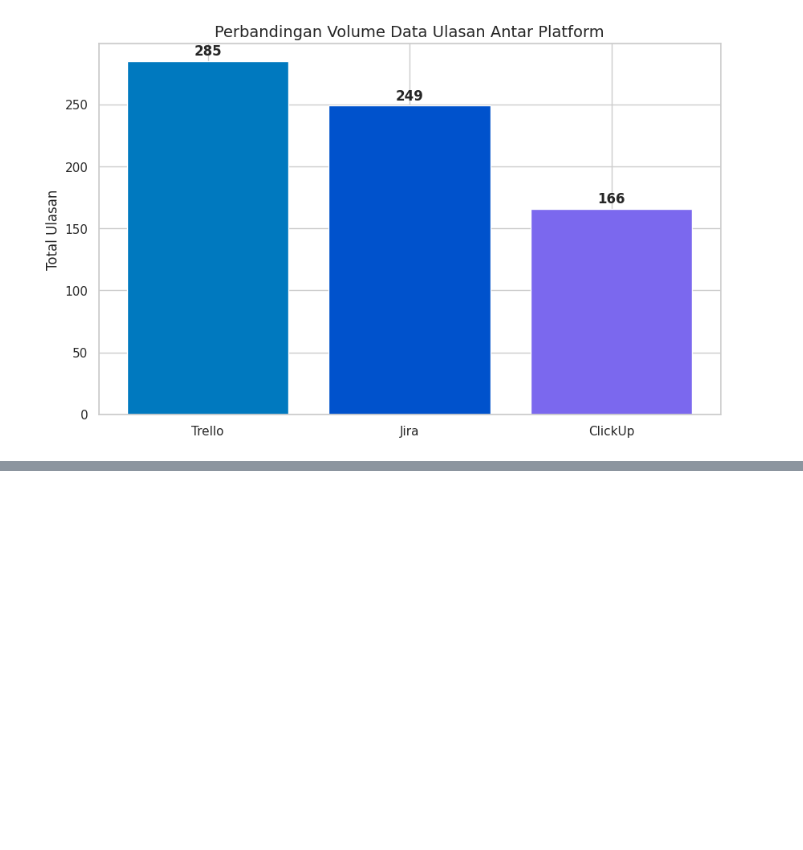
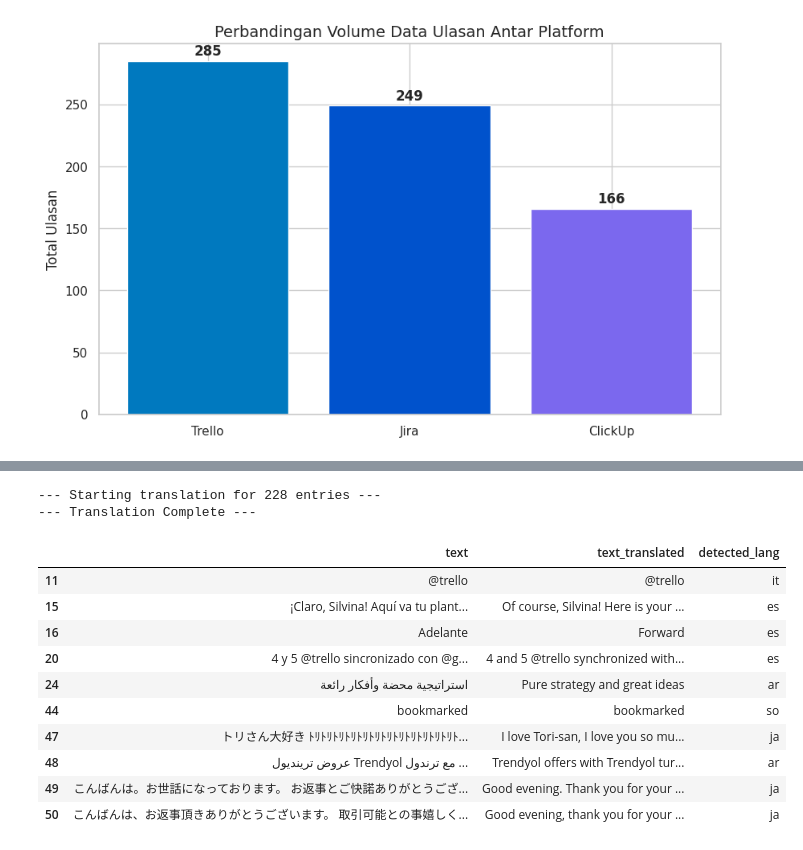
Before and after one commit to LatiefDataVisionary/pm-tools-absa-analysis, a Jupyter notebook: notebook/absa_x.ipynb, the cells around one changed output, grey strips where cells are left out. Cells and saved outputs as stored; diff of their text form; code cells hidden in the pictures; blank space fills up the shorter version.

```diff
--- a/notebook/absa_x.ipynb
+++ b/notebook/absa_x.ipynb
@@ -282,0 +480,54 @@ compare_platform_volume(platform_comparison)
+# %%
+!pip install deep-translator -q
+from deep_translator import GoogleTranslator
+import time
+
+def translate_to_english(df, text_col='text', lang_col='detected_lang'):
+    """
+    Translates non-English text to English using Google Translator.
+    """
+    translator = GoogleTranslator(source='auto', target='en')
+    df_translated = df.copy()
+
+    # Select rows where language is not 'en' and not 'unknown'
+    to_translate_mask = (df_translated[lang_col] != 'en') & (df_translated[lang_col] != 'unknown')
+
+    print(f"--- Starting translation for {to_translate_mask.sum()} entries ---")
+
+    def safe_translate(text):
+        if pd.isna(text) or text.strip() == "":
+            return text
+        try:
+            # Adding a small delay to avoid rate limiting for large batches
+            return translator.translate(text)
+        except Exception as e:
+            return text
+
+    # Apply translation only where needed to save time
+    df_translated.loc[to_translate_mask, 'text_translated'] = df_translated.loc[to_translate_mask, text_col].apply(safe_translate)
+
+    # For English/Unknown, keep the original text
+    df_translated['text_translated'] = df_translated['text_translated'].fillna(df_translated[text_col])
+
+    print("--- Translation Complete ---")
+    return df_translated
+
+# Run translation on the raw dataset from the language audit results
+raw_translated_df = translate_to_english(raw_combined_with_lang)
+
+# Display sample of translated results
+display(raw_translated_df[raw_translated_df['detected_lang'] != 'en'][['text', 'text_translated', 'detected_lang']].head(10))
+# %% [output]
+--- Starting translation for 228 entries ---
+--- Translation Complete ---
+|  | text | text_translated | detected_lang |
+| 11 | @trello | @trello | it |
+| 15 | ¡Claro, Silvina! Aquí va tu plant... | Of course, Silvina! Here is your ... | es |
+| 16 | Adelante | Forward | es |
+| 20 | 4 y 5 @trello sincronizado con @g... | 4 and 5 @trello synchronized with... | es |
+| 24 | استراتيجية محضة وأفكار رائعة | Pure strategy and great ideas | ar |
+| 44 | bookmarked | bookmarked | so |
+| 47 | トリさん大好き ﾄﾘﾄﾘﾄﾘﾄﾘﾄﾘﾄﾘﾄﾘﾄﾘﾄﾘﾄﾘﾄﾘﾄﾘﾄ... | I love Tori-san, I love you so mu... | ja |
+| 48 | عروض ترينديول Trendyol مع ترندول ... | Trendyol offers with Trendyol tur... | ar |
+| 49 | こんばんは。お世話になっております。 お返事とご快諾ありがとうござ... | Good evening. Thank you for your ... | ja |
+| 50 | こんばんは、お返事頂きありがとうございます。 取引可能との事嬉しく... | Good evening, thank you for your ... | ja |
```
Also changed, not shown: parts of 16 cells of this notebook.
